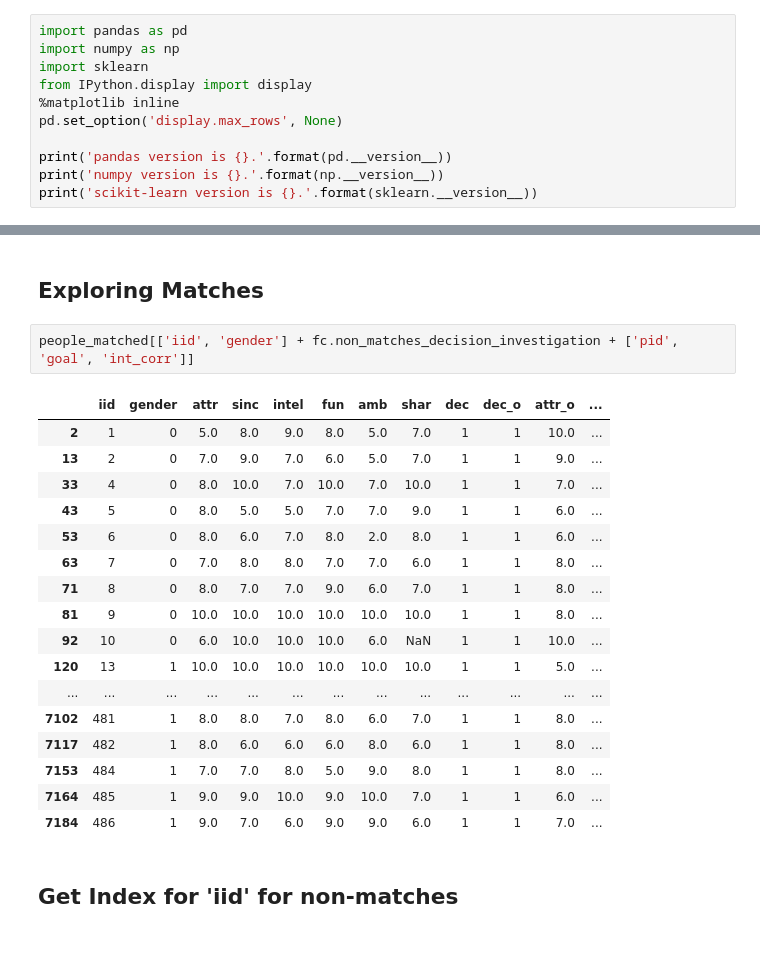
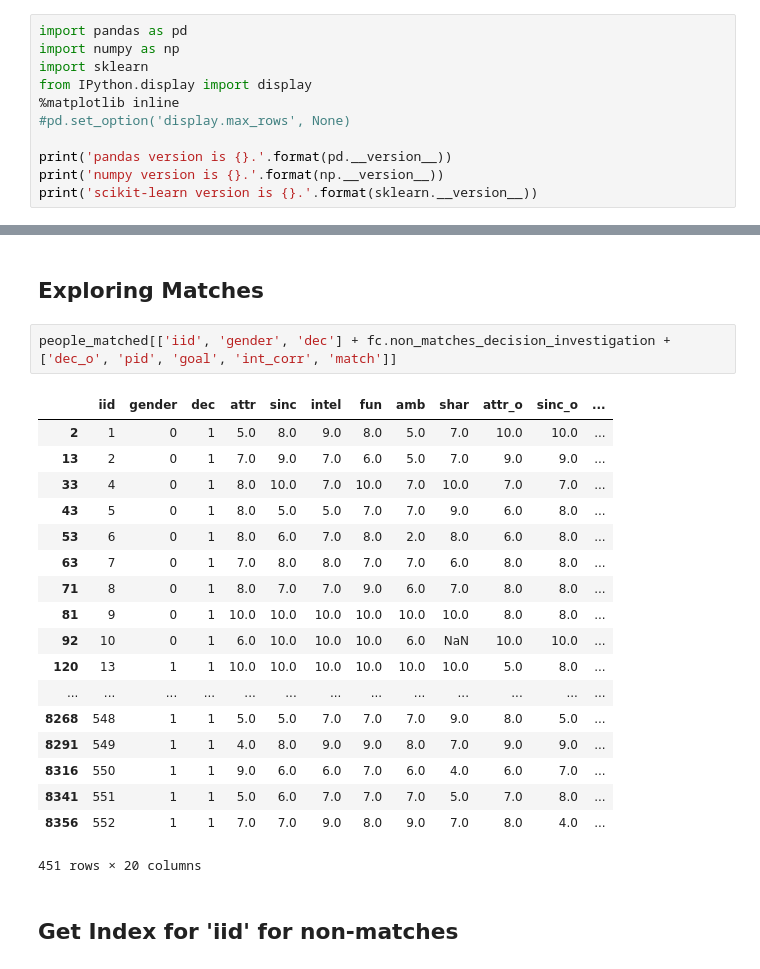
Before and after one commit to fiatveritas/Portfolio, a Jupyter notebook: Udacity_Project_5_Capstone/Love_At_First_Sight.ipynb, the cells around one changed output, grey strips where cells are left out. Drawn from its saved outputs; the diff is of its cells as text.

```diff
--- a/Udacity_Project_5_Capstone/Love_At_First_Sight.ipynb
+++ b/Udacity_Project_5_Capstone/Love_At_First_Sight.ipynb
@@ -22,7 +22,7 @@ import numpy as np
 import sklearn
 from IPython.display import display
 %matplotlib inline
-pd.set_option('display.max_rows', None)
+#pd.set_option('display.max_rows', None)
 
 print('pandas version is {}.'.format(pd.__version__))
 print('numpy version is {}.'.format(np.__version__))
@@ -67,25 +68,26 @@ people_matched.drop_duplicates(subset = 'iid', keep = 'first', inplace = True)
 # %% [markdown]
 <h2>Exploring Matches</h2>
 # %%
-people_matched[['iid', 'gender'] + fc.non_matches_decision_investigation + ['pid', 'goal', 'int_corr']]
+people_matched[['iid', 'gender', 'dec'] + fc.non_matches_decision_investigation + ['dec_o', 'pid', 'goal', 'int_corr', 'match']]
 # %% [output]
-|  | iid | gender | attr | sinc | intel | fun | amb | shar | dec | dec_o | attr_o | ... |
-| 2 | 1 | 0 | 5.0 | 8.0 | 9.0 | 8.0 | 5.0 | 7.0 | 1 | 1 | 10.0 | ... |
-| 13 | 2 | 0 | 7.0 | 9.0 | 7.0 | 6.0 | 5.0 | 7.0 | 1 | 1 | 9.0 | ... |
-| 33 | 4 | 0 | 8.0 | 10.0 | 7.0 | 10.0 | 7.0 | 10.0 | 1 | 1 | 7.0 | ... |
-| 43 | 5 | 0 | 8.0 | 5.0 | 5.0 | 7.0 | 7.0 | 9.0 | 1 | 1 | 6.0 | ... |
-| 53 | 6 | 0 | 8.0 | 6.0 | 7.0 | 8.0 | 2.0 | 8.0 | 1 | 1 | 6.0 | ... |
-| 63 | 7 | 0 | 7.0 | 8.0 | 8.0 | 7.0 | 7.0 | 6.0 | 1 | 1 | 8.0 | ... |
-| 71 | 8 | 0 | 8.0 | 7.0 | 7.0 | 9.0 | 6.0 | 7.0 | 1 | 1 | 8.0 | ... |
-| 81 | 9 | 0 | 10.0 | 10.0 | 10.0 | 10.0 | 10.0 | 10.0 | 1 | 1 | 8.0 | ... |
-| 92 | 10 | 0 | 6.0 | 10.0 | 10.0 | 10.0 | 6.0 | NaN | 1 | 1 | 10.0 | ... |
-| 120 | 13 | 1 | 10.0 | 10.0 | 10.0 | 10.0 | 10.0 | 10.0 | 1 | 1 | 5.0 | ... |
+|  | iid | gender | dec | attr | sinc | intel | fun | amb | shar | attr_o | sinc_o | ... |
+| 2 | 1 | 0 | 1 | 5.0 | 8.0 | 9.0 | 8.0 | 5.0 | 7.0 | 10.0 | 10.0 | ... |
+| 13 | 2 | 0 | 1 | 7.0 | 9.0 | 7.0 | 6.0 | 5.0 | 7.0 | 9.0 | 9.0 | ... |
+| 33 | 4 | 0 | 1 | 8.0 | 10.0 | 7.0 | 10.0 | 7.0 | 10.0 | 7.0 | 7.0 | ... |
+| 43 | 5 | 0 | 1 | 8.0 | 5.0 | 5.0 | 7.0 | 7.0 | 9.0 | 6.0 | 8.0 | ... |
+| 53 | 6 | 0 | 1 | 8.0 | 6.0 | 7.0 | 8.0 | 2.0 | 8.0 | 6.0 | 8.0 | ... |
+| 63 | 7 | 0 | 1 | 7.0 | 8.0 | 8.0 | 7.0 | 7.0 | 6.0 | 8.0 | 8.0 | ... |
+| 71 | 8 | 0 | 1 | 8.0 | 7.0 | 7.0 | 9.0 | 6.0 | 7.0 | 8.0 | 8.0 | ... |
+| 81 | 9 | 0 | 1 | 10.0 | 10.0 | 10.0 | 10.0 | 10.0 | 10.0 | 8.0 | 8.0 | ... |
+| 92 | 10 | 0 | 1 | 6.0 | 10.0 | 10.0 | 10.0 | 6.0 | NaN | 10.0 | 10.0 | ... |
+| 120 | 13 | 1 | 1 | 10.0 | 10.0 | 10.0 | 10.0 | 10.0 | 10.0 | 5.0 | 8.0 | ... |
 | ... | ... | ... | ... | ... | ... | ... | ... | ... | ... | ... | ... | ... |
-| 7102 | 481 | 1 | 8.0 | 8.0 | 7.0 | 8.0 | 6.0 | 7.0 | 1 | 1 | 8.0 | ... |
-| 7117 | 482 | 1 | 8.0 | 6.0 | 6.0 | 6.0 | 8.0 | 6.0 | 1 | 1 | 8.0 | ... |
-| 7153 | 484 | 1 | 7.0 | 7.0 | 8.0 | 5.0 | 9.0 | 8.0 | 1 | 1 | 8.0 | ... |
-| 7164 | 485 | 1 | 9.0 | 9.0 | 10.0 | 9.0 | 10.0 | 7.0 | 1 | 1 | 6.0 | ... |
-| 7184 | 486 | 1 | 9.0 | 7.0 | 6.0 | 9.0 | 9.0 | 6.0 | 1 | 1 | 7.0 | ... |
+| 8268 | 548 | 1 | 1 | 5.0 | 5.0 | 7.0 | 7.0 | 7.0 | 9.0 | 8.0 | 5.0 | ... |
+| 8291 | 549 | 1 | 1 | 4.0 | 8.0 | 9.0 | 9.0 | 8.0 | 7.0 | 9.0 | 9.0 | ... |
+| 8316 | 550 | 1 | 1 | 9.0 | 6.0 | 6.0 | 7.0 | 6.0 | 4.0 | 6.0 | 7.0 | ... |
+| 8341 | 551 | 1 | 1 | 5.0 | 6.0 | 7.0 | 7.0 | 7.0 | 5.0 | 7.0 | 8.0 | ... |
+| 8356 | 552 | 1 | 1 | 7.0 | 7.0 | 9.0 | 8.0 | 9.0 | 7.0 | 8.0 | 4.0 | ... |
+451 rows × 20 columns
 # %% [markdown]
 <h2>Get Index for 'iid' for non-matches</h2>
 # %%
```
Also changed, not shown: parts of 11 cells of this notebook.
